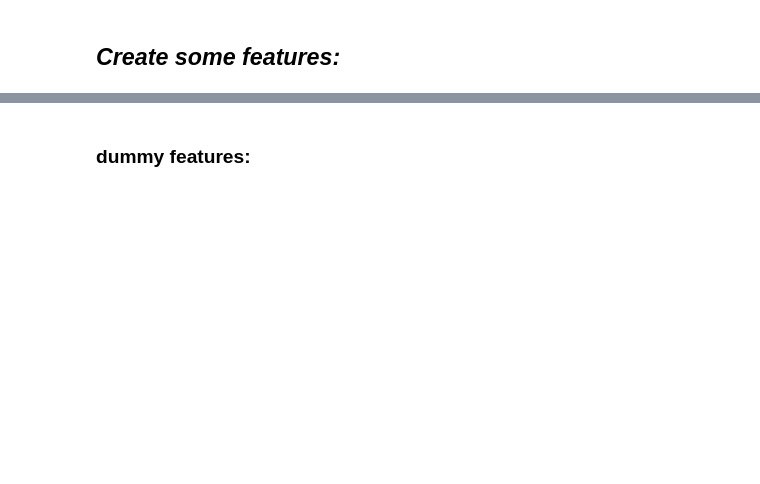
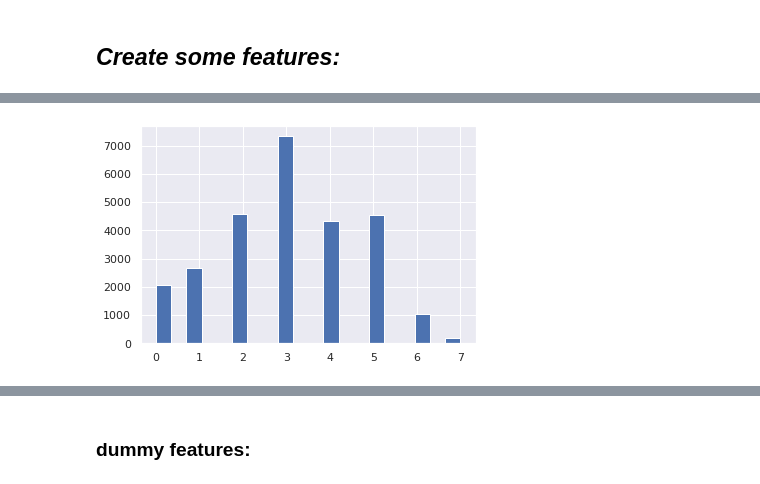
Before and after one commit to AlbMLpy/IDS_Task, a Jupyter notebook: flu_shot_solution.ipynb, the cells around one changed output, grey strips where cells are left out. Cells and saved outputs as stored; diff of their text form; code cells hidden in the pictures; blank space fills up the shorter version.

```diff
--- a/flu_shot_solution.ipynb
+++ b/flu_shot_solution.ipynb
@@ -406,0 +429,9 @@ train_target_h1n1 = train_target["h1n1_vaccine"]
+# %%
+# Assumption: we can combine all the behavioral features as one feature because
+# they are of the same nature, we mean they categorize human health responsibility level
+# and if we sum them we will not lose any information
+
+behavioral_cols = [col for col in train_data.columns if "behavioral" in col]
+train_data[behavioral_cols].sum(axis=1).hist(bins=20);
+# %% [output]
+[figure, added]
```
Also changed, not shown: parts of 82 cells of this notebook.
